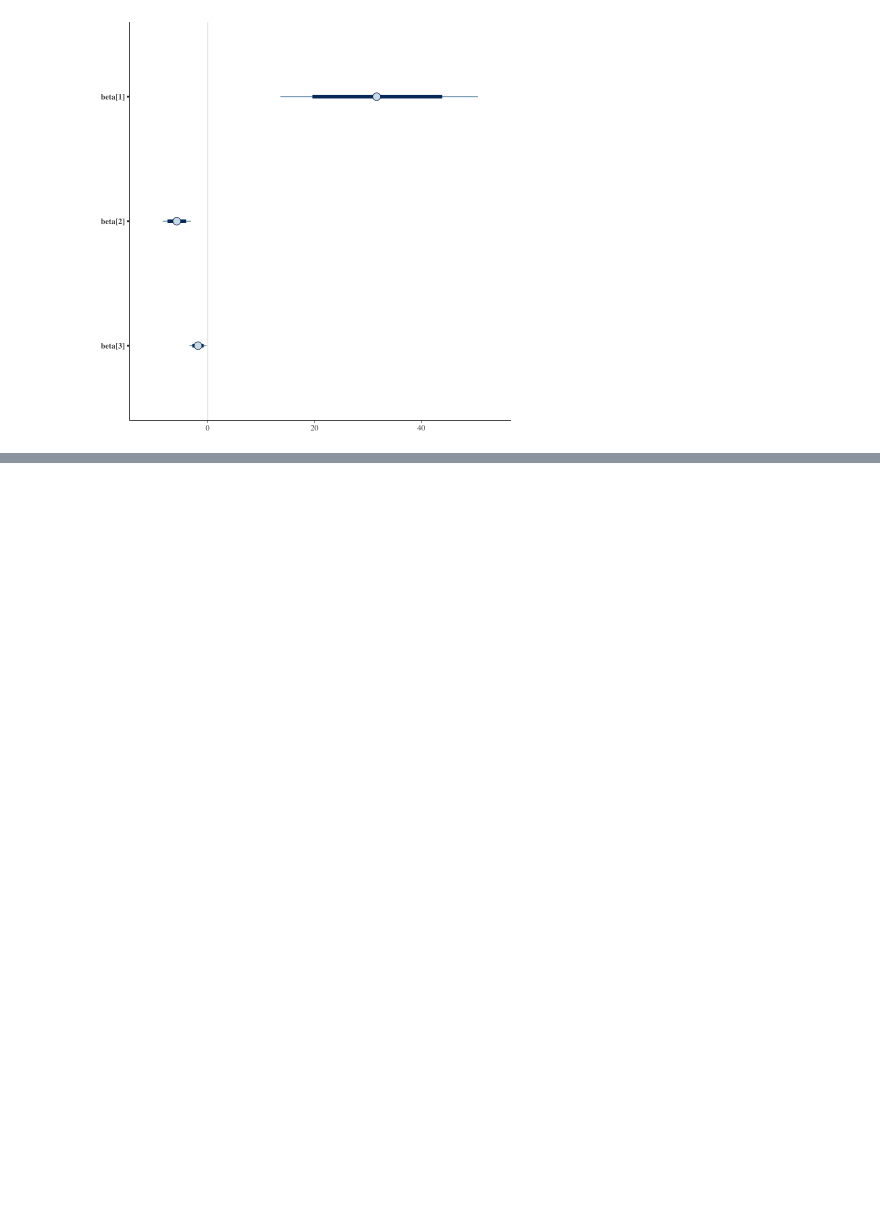
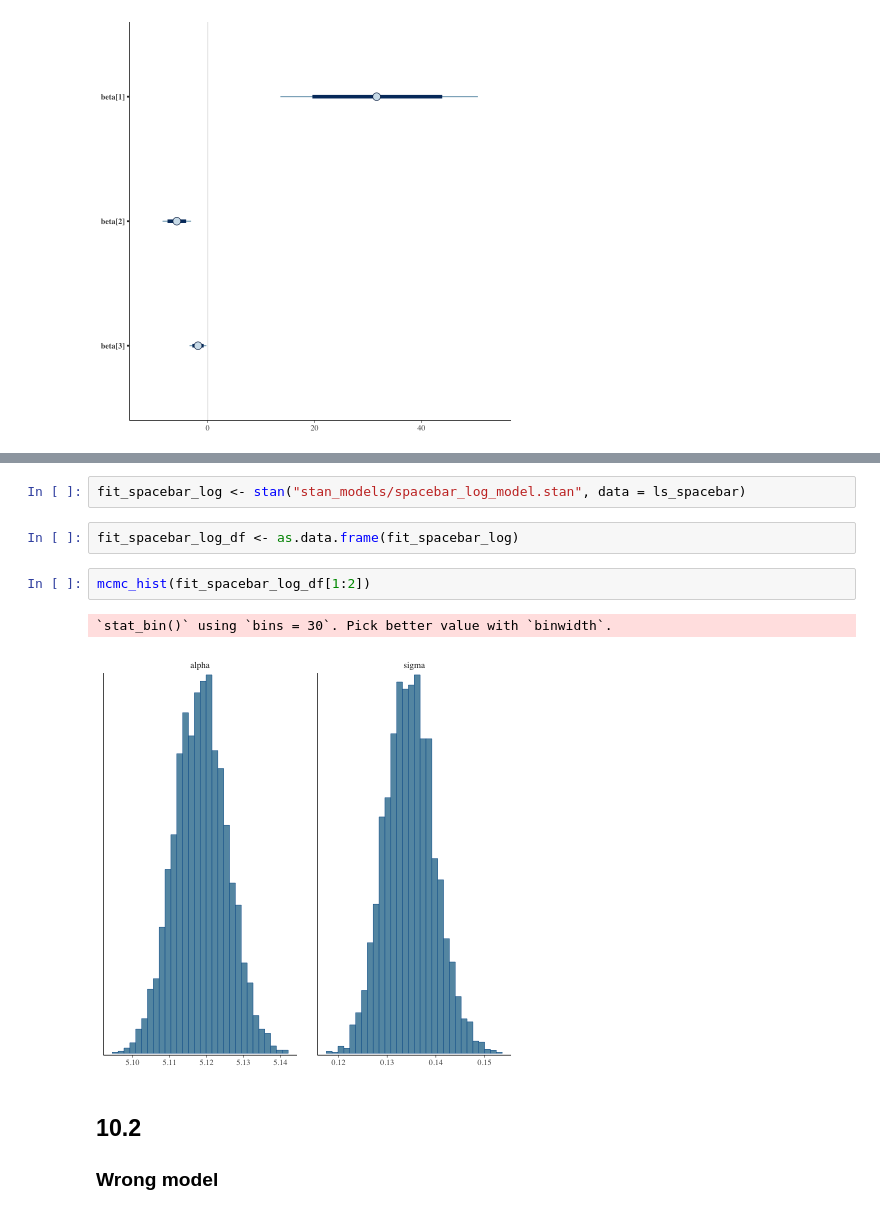
Before and after one commit to abelowska/bayescogsci, a Jupyter notebook: chapter_10.ipynb, the cells around one changed output, grey strips where cells are left out. Cells and saved outputs as stored; diff of their text form; blank space fills up the shorter version.

```diff
--- a/chapter_10.ipynb
+++ b/chapter_10.ipynb
@@ -246,0 +341,13 @@ mcmc_intervals(fit_pupil_int,
+# %%
+fit_spacebar_log <- stan("stan_models/spacebar_log_model.stan", data = ls_spacebar)
+# %%
+fit_spacebar_log_df <- as.data.frame(fit_spacebar_log)
+# %%
+mcmc_hist(fit_spacebar_log_df[1:2])
+# %% [output]
+`stat_bin()` using `bins = 30`. Pick better value with `binwidth`.
+[figure, added]
+# %% [markdown]
+## 10.2
+
+### Wrong model
```
Also changed, not shown: parts of 61 cells of this notebook, 7 other files.
